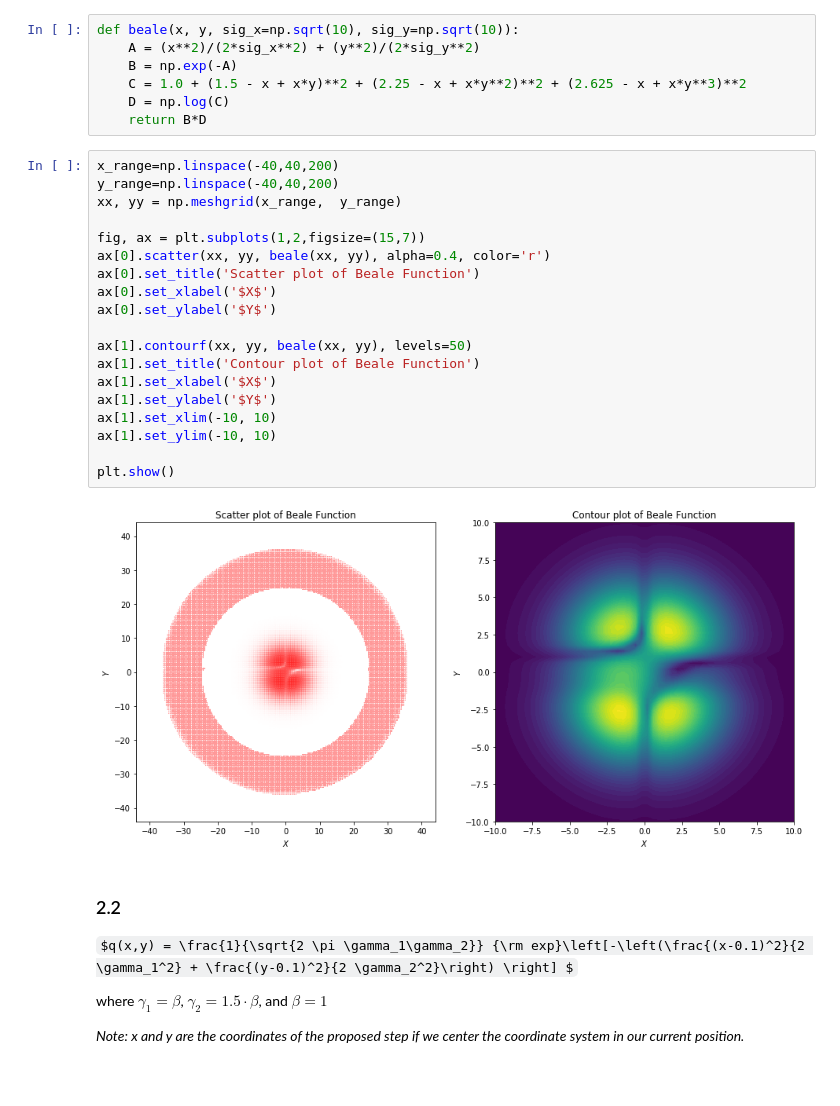
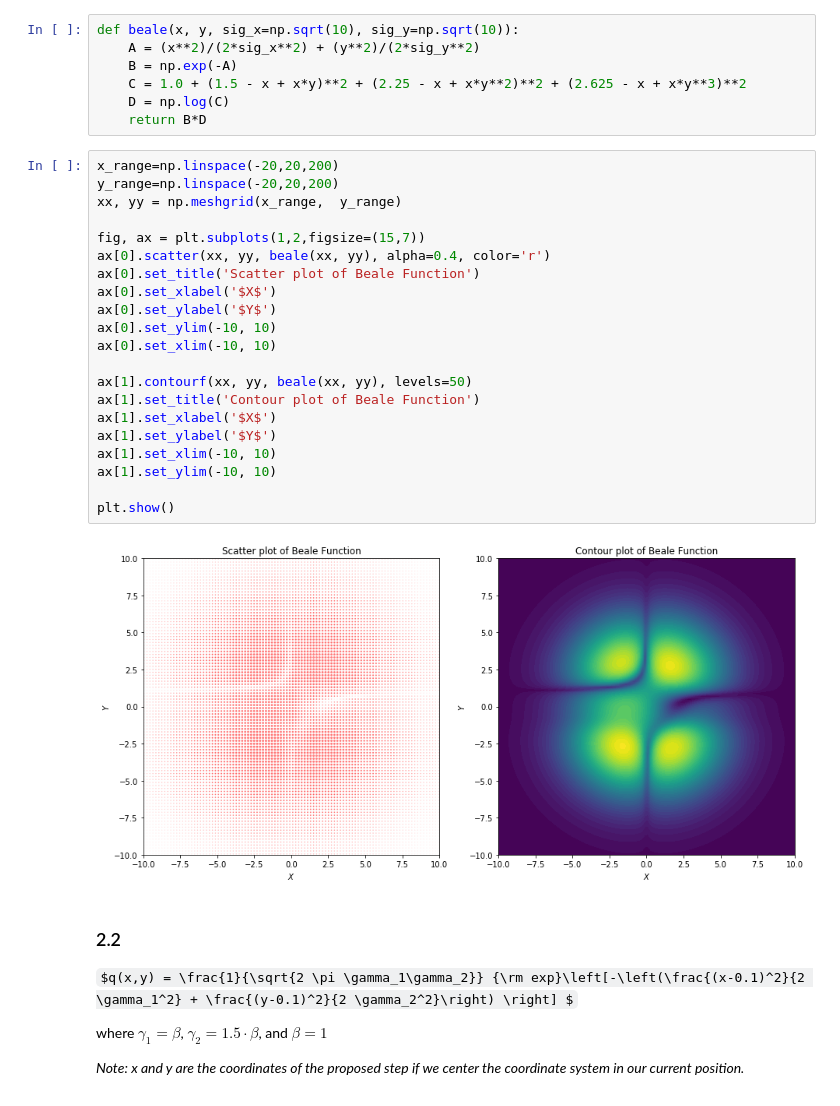
Before and after one commit to IACS-AM-207-Braavos/AM-207, a Jupyter notebook: hw9/AM207_HW9_Questions_Dylan_Randle.ipynb, the cells around one changed output. Saved outputs shown, nothing was run; the diff lists cells and outputs as text; some formulas as TeX source.

```diff
--- a/hw9/AM207_HW9_Questions_Dylan_Randle.ipynb
+++ b/hw9/AM207_HW9_Questions_Dylan_Randle.ipynb
@@ -146,26 +146,28 @@ def beale(x, y, sig_x=np.sqrt(10), sig_y=np.sqrt(10)):
     D = np.log(C)
     return B*D
 # %%
-x_range=np.linspace(-40,40,200)
-y_range=np.linspace(-40,40,200)
+x_range=np.linspace(-20,20,200)
+y_range=np.linspace(-20,20,200)
 xx, yy = np.meshgrid(x_range,  y_range)
 
 fig, ax = plt.subplots(1,2,figsize=(15,7))
 ax[0].scatter(xx, yy, beale(xx, yy), alpha=0.4, color='r')
 ax[0].set_title('Scatter plot of Beale Function')
 ax[0].set_xlabel('$X$')
 ax[0].set_ylabel('$Y$')
+ax[0].set_ylim(-10, 10)
+ax[0].set_xlim(-10, 10)
 
 ax[1].contourf(xx, yy, beale(xx, yy), levels=50)
 ax[1].set_title('Contour plot of Beale Function')
 ax[1].set_xlabel('$X$')
 ax[1].set_ylabel('$Y$')
 ax[1].set_xlim(-10, 10)
 ax[1].set_ylim(-10, 10)
 
 plt.show()
 # %% [output]
-[figure, old version]
+[figure, new version]
 # %% [markdown]
 ### 2.2
 
```
Also changed, not shown: parts of 3 cells of this notebook.
